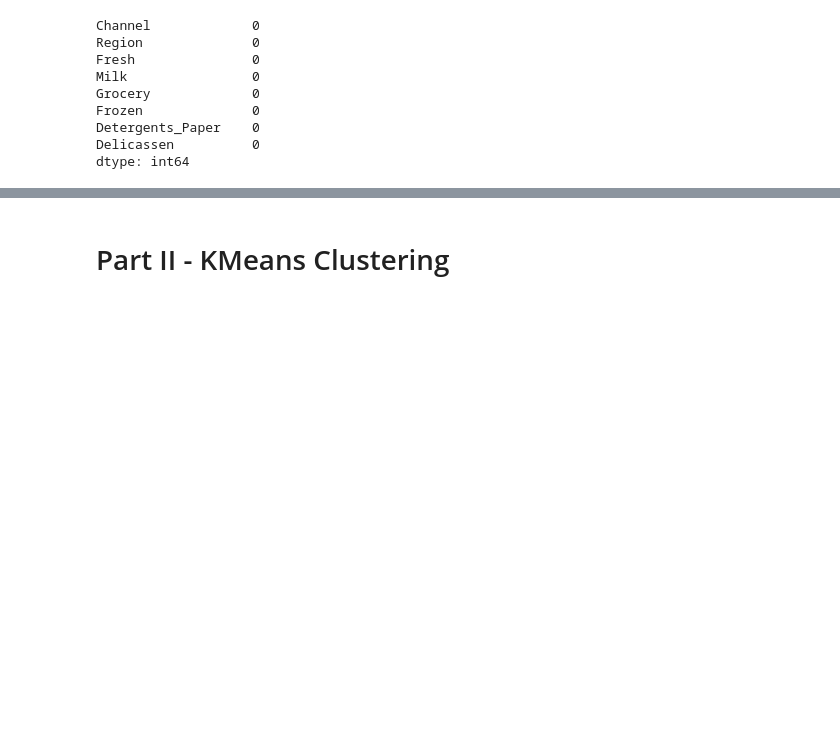
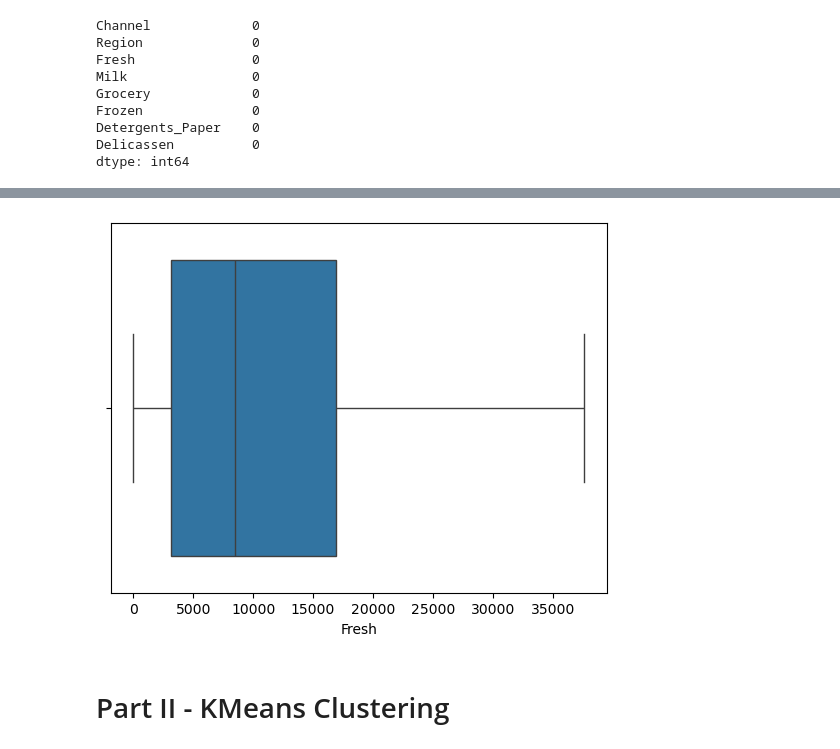
Before and after one commit to Adese-hub/https-github.com-lighthouse-labs-ml-project-unsupervised-learning, a Jupyter notebook: Unsupervised Learning - Project.ipynb, the cells around one changed output, grey strips where cells are left out. Saved outputs shown, nothing was run; the diff lists cells and outputs as text; code cells hidden in the pictures; blank space fills up the shorter version.

```diff
--- a/Unsupervised Learning - Project.ipynb
+++ b/Unsupervised Learning - Project.ipynb
@@ -68,0 +158,15 @@ correlation_matrix
+# %%
+Q1 = df_new['Fresh'].quantile(0.25)
+Q3 = df_new['Fresh'].quantile(0.75)
+IQR = Q3 - Q1
+lower = Q1 - 1.5 * IQR
+upper = Q3 + 1.5 * IQR
+
+# Cast 'upper' to the same data type as the 'Fresh' column
+upper = df_new['Fresh'].dtype.type(upper)
+
+df_new.loc[df_new['Fresh'] > upper, 'Fresh'] = upper
+# %%
+sns.boxplot(x = df_new["Fresh"]);
+# %% [output]
+[figure, added]
```
Also changed, not shown: parts of 16 cells of this notebook.
